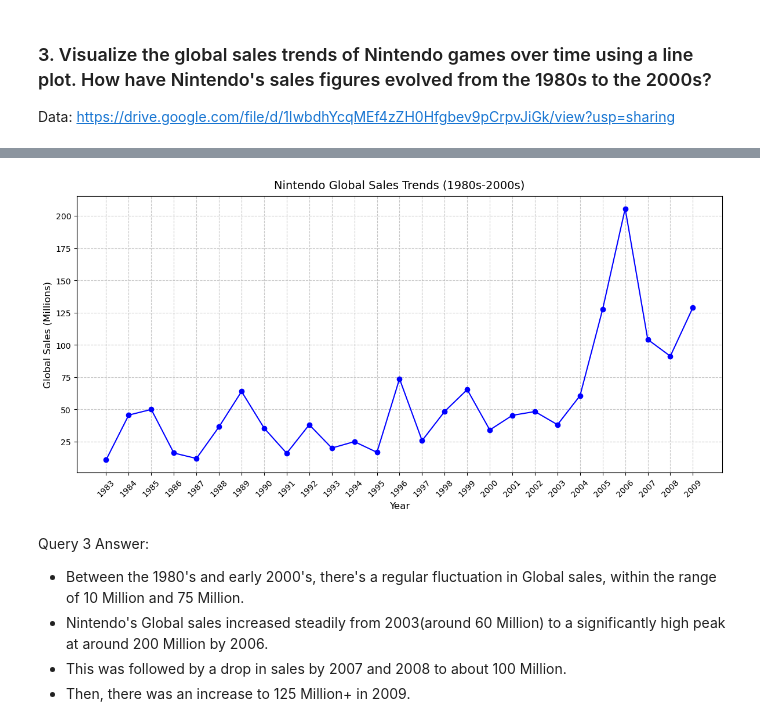
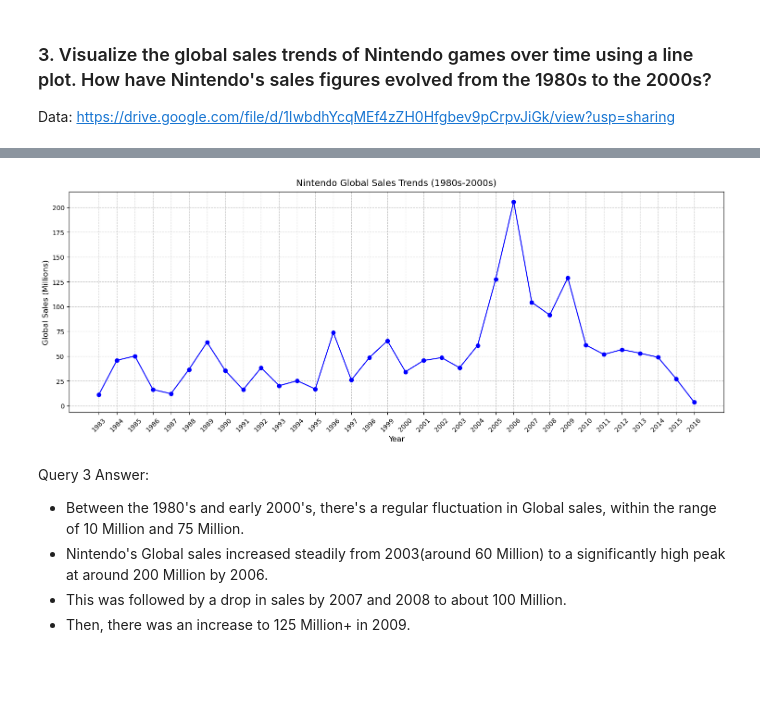
Before and after one commit to Data-Epic/data-wrangling-Simon-Dickson, a Jupyter notebook: task-2/Analytical Thinking.ipynb, the cells around one changed output, grey strips where cells are left out. Cells and saved outputs as stored; diff of their text form; code cells hidden in the pictures; blank space fills up the shorter version.

```diff
--- a/task-2/Analytical Thinking.ipynb
+++ b/task-2/Analytical Thinking.ipynb
@@ -370,55 +359,33 @@ print(sales_by_year)
 # %%
 
-# Filter for years from 1980 to 2009 (1980s to 2000s)
-sales_by_year = sales_by_year[(sales_by_year['Year'] >= 1980) & (sales_by_year['Year'] <= 2009)]
-"""
-"(sales_by_year['Year'] >= 1980) & (sales_by_year['Year'] <= 2009)" creates a condition where 'Year' is between 1980 and 2009 (inclusive).
-"sales_by_year[...]" filters the DataFrame to keep only rows meeting this condition.
-"""
+# Filter for years from 1980 to 20016 (1980s to 2000s)
+sales_by_year = sales_by_year[(sales_by_year['Year'] >= 1980) & (sales_by_year['Year'] <= 2016)]
 
 
 
 # Create the line plot
-plt.figure(figsize=(12, 6))
+plt.figure(figsize=(15, 6))
 plt.plot(sales_by_year['Year'], sales_by_year['Global_Sales'], marker='o', linestyle='-', color='b')
-"""
-"plt.figure(figsize=(12, 6))" creates a blank plot 12 units wide and 6 units tall.
-"plt.plot(...)" draws the line.
-"sales_by_year['Year']" is the X-axis
-"sales_by_year['Global_Sales']" is the Y-axis
-- To determine the scale of the Y-axis, Matplotlib looks at the minimum and maximum values in sales_by_year['Global_Sales'].
-- It then determines appropriate tick intervals based on the data range.
-"marker='o'" adds a dot at each data point.
-linestyle='-' connects dots with a solid line.
-"color='b'" makes the line blue.
-"""
 
 
 # Customize and style the graph
 plt.title('Nintendo Global Sales Trends (1980s-2000s)', fontsize=14, pad=10)
 plt.xlabel('Year', fontsize=12)
 plt.ylabel('Global Sales (Millions)', fontsize=12)
 plt.grid(True, linestyle='--', alpha=0.7)
 plt.xticks(sales_by_year['Year'], rotation=45)
-"""
-"plt.grid(True, ...)" adds a dashed grid (--) with slight transparency (alpha=0.7) for readability.
-"plt.xticks(sales_by_year['Year'], rotation=45)" shows every year on the x-axis, rotated 45 degrees so they don’t overlap.
-"""
 
 
 
 # To adjust layout to prevent label cutoff
 plt.tight_layout()
-"""
-This ensures titles, labels, and ticks fit without overlapping or being cut off, irrespective of screen size, orientation or screen frame.
-"""
 
 
 
 # Display the plot
 plt.show()
 # %% [output]
-[figure, old version]
+[figure, new version]
 # %% [markdown]
 Query 3 Answer:
 - Between the 1980's and early 2000's, there's a regular fluctuation in Global sales, within the range of 10 Million and 75 Million.
```
Also changed, not shown: parts of 26 cells of this notebook, 2 other files.
